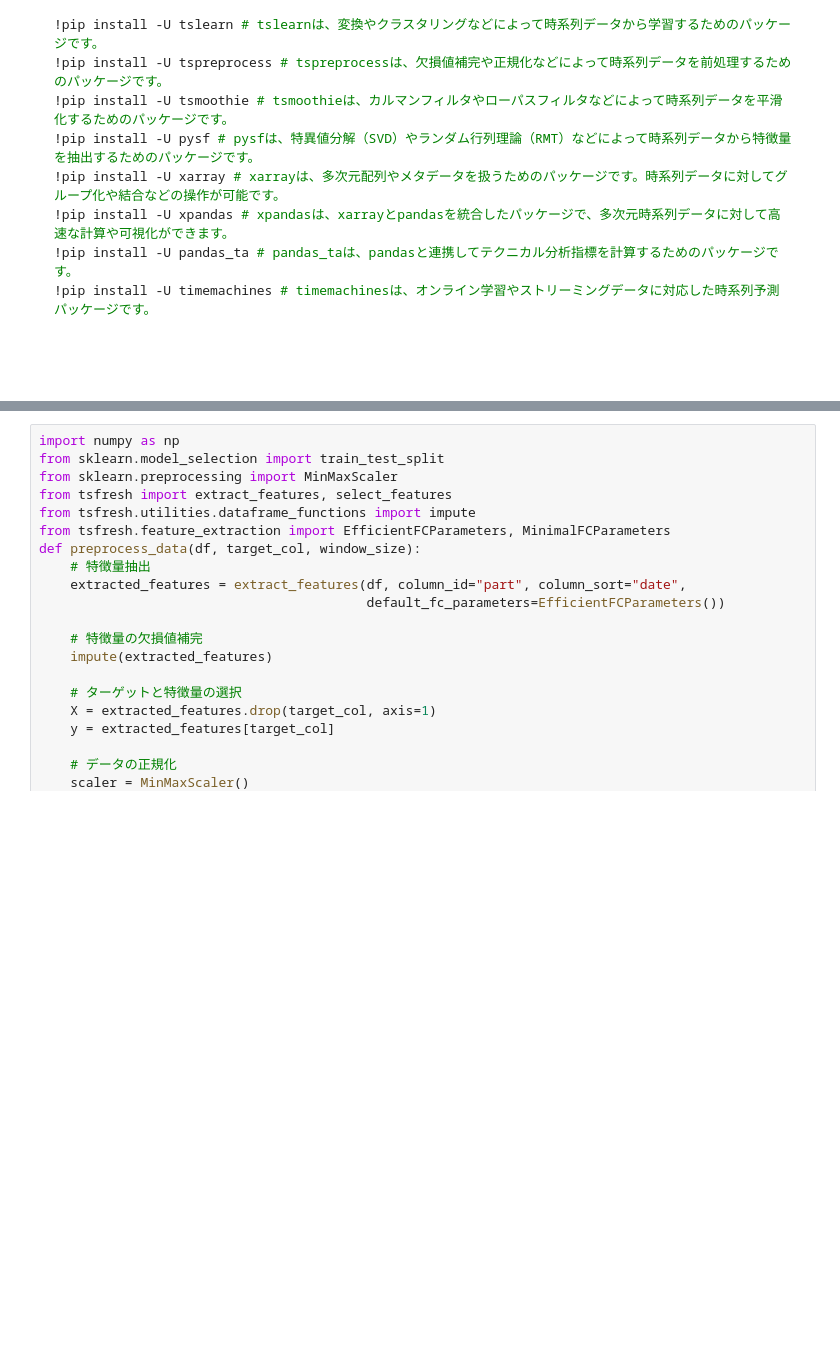
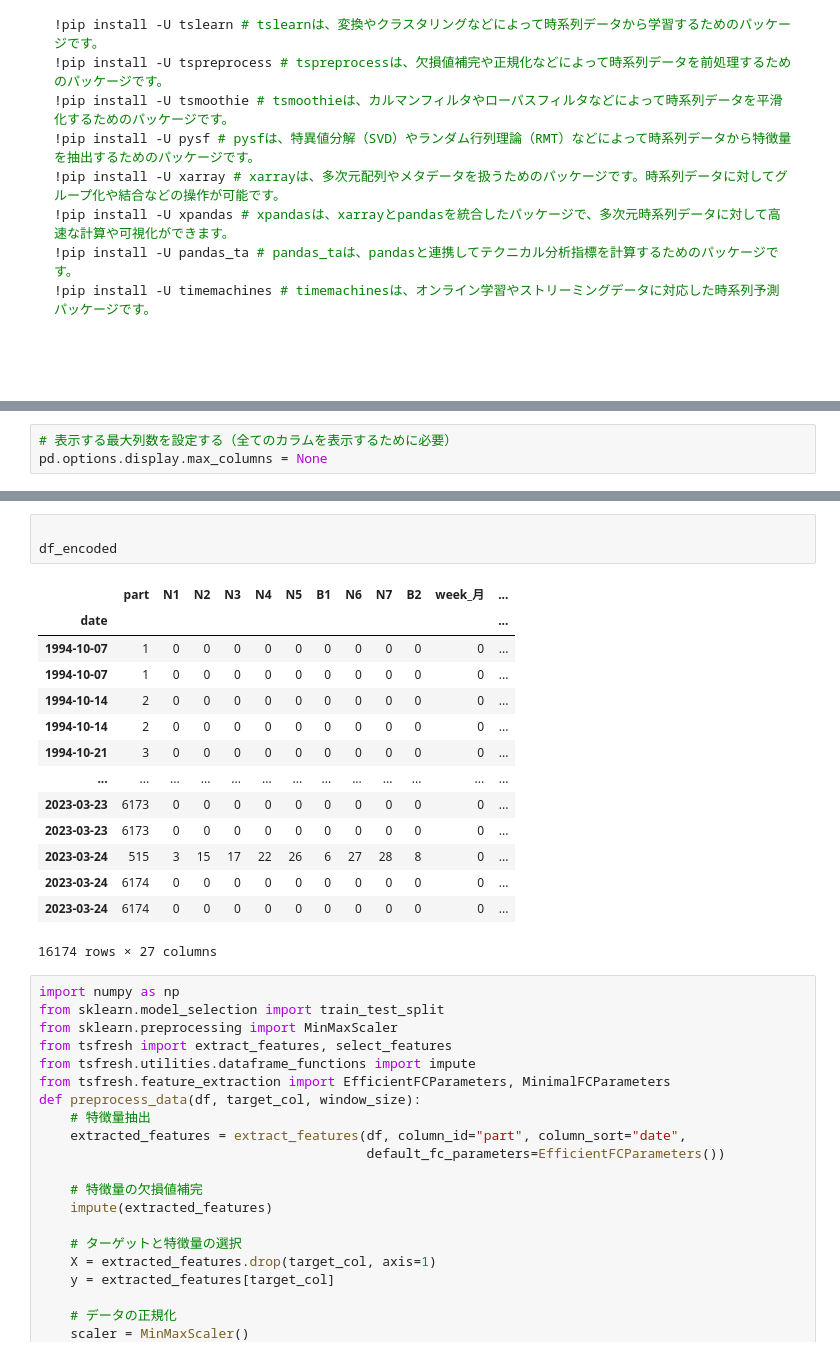
Before and after one commit to arumajirou/-daily-test, a Jupyter notebook: 時系列アプリ下調べ.ipynb, the cells around one changed output, grey strips where cells are left out. Cells and saved outputs as stored; diff of their text form; blank space fills up the shorter version.

```diff
--- a/時系列アプリ下調べ.ipynb
+++ b/時系列アプリ下調べ.ipynb
@@ -4137,3 +4171,6 @@ Collecting tods
+# %%
+# 表示する最大列数を設定する（全てのカラムを表示するために必要）
+pd.options.display.max_columns = None
 # %%
 # title@ *ここから*
 import pandas as pd
@@ -4375,3 +4490,21 @@ plt.show()
+# %%
+
+df_encoded
+# %% [output]
+|  | part | N1 | N2 | N3 | N4 | N5 | B1 | N6 | N7 | B2 | week_月 | ... |
+| date |  |  |  |  |  |  |  |  |  |  |  | ... |
+| 1994-10-07 | 1 | 0 | 0 | 0 | 0 | 0 | 0 | 0 | 0 | 0 | 0 | ... |
+| 1994-10-07 | 1 | 0 | 0 | 0 | 0 | 0 | 0 | 0 | 0 | 0 | 0 | ... |
+| 1994-10-14 | 2 | 0 | 0 | 0 | 0 | 0 | 0 | 0 | 0 | 0 | 0 | ... |
+| 1994-10-14 | 2 | 0 | 0 | 0 | 0 | 0 | 0 | 0 | 0 | 0 | 0 | ... |
+| 1994-10-21 | 3 | 0 | 0 | 0 | 0 | 0 | 0 | 0 | 0 | 0 | 0 | ... |
+| ... | ... | ... | ... | ... | ... | ... | ... | ... | ... | ... | ... | ... |
+| 2023-03-23 | 6173 | 0 | 0 | 0 | 0 | 0 | 0 | 0 | 0 | 0 | 0 | ... |
+| 2023-03-23 | 6173 | 0 | 0 | 0 | 0 | 0 | 0 | 0 | 0 | 0 | 0 | ... |
+| 2023-03-24 | 515 | 3 | 15 | 17 | 22 | 26 | 6 | 27 | 28 | 8 | 0 | ... |
+| 2023-03-24 | 6174 | 0 | 0 | 0 | 0 | 0 | 0 | 0 | 0 | 0 | 0 | ... |
+| 2023-03-24 | 6174 | 0 | 0 | 0 | 0 | 0 | 0 | 0 | 0 | 0 | 0 | ... |
+16174 rows × 27 columns
 # %%
 import numpy as np
 from sklearn.model_selection import train_test_split
```
Also changed, not shown: parts of 8 cells of this notebook.
